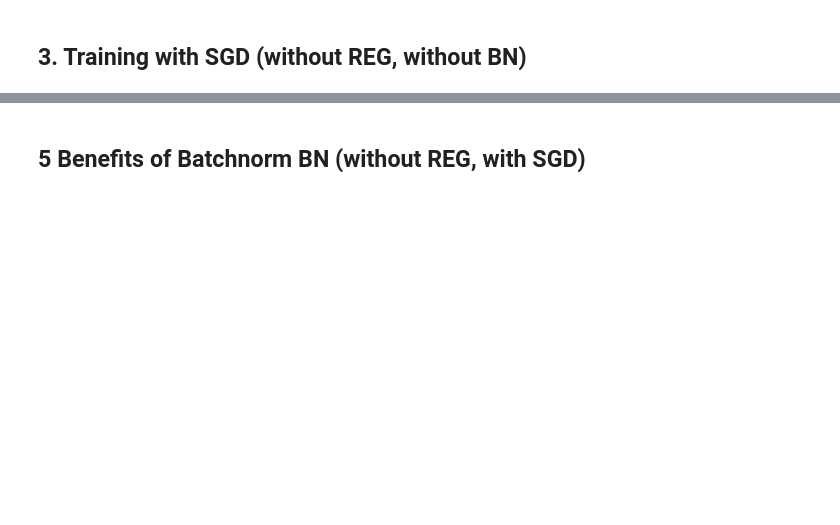
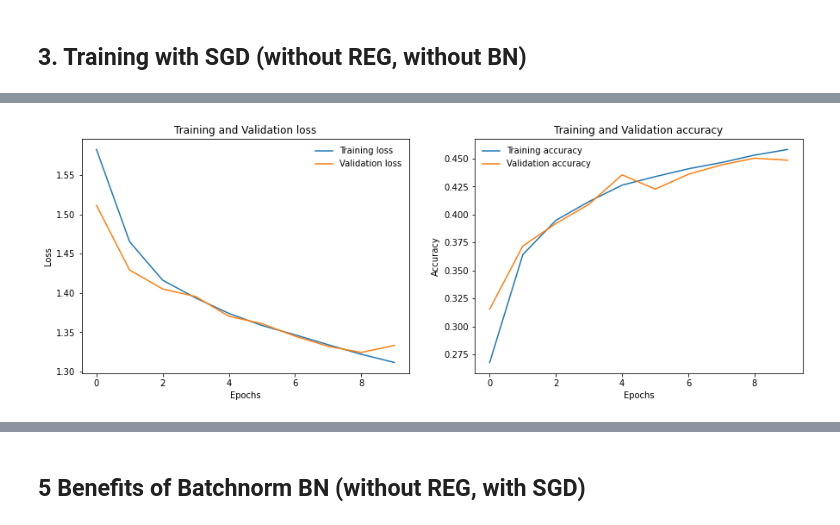
Before and after one commit to FiratSaritas/neural-network-for-image-classification, a Jupyter notebook: Mini-Challenge_1.ipynb, the cells around one changed output, grey strips where cells are left out. Cells and saved outputs as stored; diff of their text form; code cells hidden in the pictures; blank space fills up the shorter version.

```diff
--- a/Mini-Challenge_1.ipynb
+++ b/Mini-Challenge_1.ipynb
@@ -155,12 +173,12 @@ class Net(nn.Module):
         self.conv2 = nn.Conv2d(6, 16, 5)
         self.fc1 = nn.Linear(16 * 5 * 5, 120)
         self.fc2 = nn.Linear(120, 84)
-        self.fc3 = nn.Linear(84, 10)
+        self.fc3 = nn.Linear(84, 5)
 
     def forward(self, x):
         x = self.pool(F.relu(self.conv1(x)))
         x = self.pool(F.relu(self.conv2(x)))
-        x = torch.flatten(x, 1) # flatten all dimensions except batch
+        x = torch.flatten(x, 1)
         x = F.relu(self.fc1(x))
         x = F.relu(self.fc2(x))
         x = self.fc3(x)
@@ -234,2 +344,22 @@ def calculate_accuracy(y_pred, y):
+# %%
+def loss_acc_function(train_loss,valid_loss,train_acc,valid_acc):
+
+    fig = plt.subplots(figsize=(15, 5))
+    plt.subplot(1,2,1)
+    plt.plot(train_loss, label='Training loss')
+    plt.plot(valid_loss, label='Validation loss')
+    plt.title('Training and Validation loss')
+    plt.xlabel("Epochs")
+    plt.ylabel("Loss")
+    plt.legend(frameon=False)
+
+    plt.subplot(1,2,2)
+    plt.plot(train_acc, label='Training accuracy')
+    plt.plot(valid_acc, label='Validation accuracy')
+    plt.title('Training and Validation accuracy')
+    plt.xlabel("Epochs")
+    plt.ylabel("Accuracy")
+    plt.legend(frameon=False)
+    plt.show()
 # %% [markdown]
 ## 3. Training with SGD (without REG, without BN)
@@ -323,0 +375,19 @@ def get_predictions(model, iterator, device):
+# %%
+train_path='Data/train/'
+val_path='Data/val/'
+test_path='Data/test/'
+batch_size = 32
+epochs = 10
+num_workers = 8
+learning_rate = 0.001
+
+trainloader = image_loader(batch_size = batch_size,root=train_path,shuffle=True)
+valloader = image_loader(batch_size = batch_size,root=val_path,shuffle=False)
+testloader = image_loader(batch_size = batch_size,root=test_path,shuffle=False)
+
+model = Net()
+model = model.to(device)
+criterion = nn.CrossEntropyLoss().to(device)
+optimizer = optim.SGD(model.parameters(), lr=learning_rate, momentum=0.9)
+# %%
+model, train_losses, train_accuracy, valid_losses, valid_accuracy = train_epoch(epochs, model, trainloader, optimizer, criterion, device)
@@ -323,0 +405,4 @@ def get_predictions(model, iterator, device):
+# %%
+loss_acc_function(train_losses,valid_losses,train_accuracy,valid_accuracy)
+# %% [output]
+[figure, added]
```
Also changed, not shown: parts of 246 cells of this notebook.
